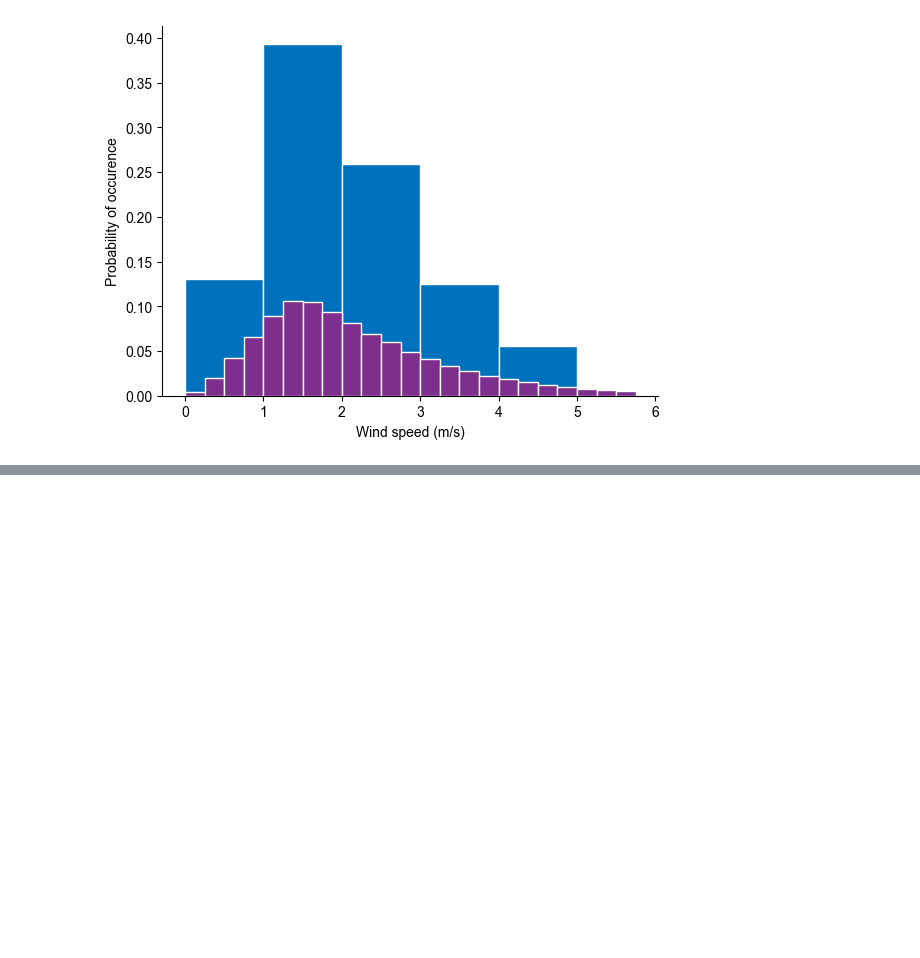
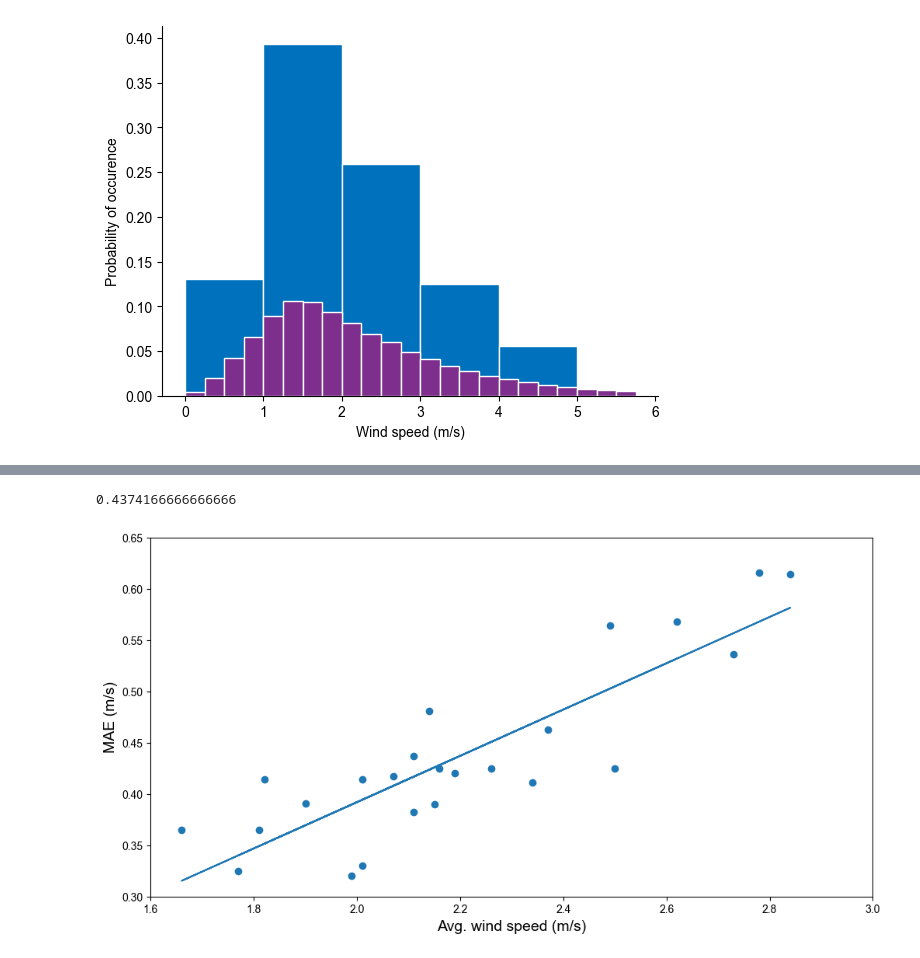
Before and after one commit to djskrovanek/gridraven-analytics, a Jupyter notebook: compareM7_FOA_WXstation.ipynb, the cells around one changed output, grey strips where cells are left out. Cells and saved outputs as stored; diff of their text form; code cells hidden in the pictures; blank space fills up the shorter version.

```diff
--- a/compareM7_FOA_WXstation.ipynb
+++ b/compareM7_FOA_WXstation.ipynb
@@ -262,0 +275,27 @@ Optimal time shift: -120 minutes (MAE=0.618)
+# %%
+MAE_by_month = {
+    'Month-Year': ['Apr 2022', 'May 2022', 'June 2022', 'July 2022', 'Aug 2022', 'Sept 2022', 'Oct 2022', 'Nov 2022', 'Dec 2022', 'Jan 2023', 'Feb 2023', 'Mar 2023', 'Apr 2023', 'May 2023', 'June 2023', 'July 2023', 'Aug 2023', 'Sept 2023', 'Oct 2023', 'Nov 2023', 'Dec 2023', 'Jan 2024', 'Feb 2024', 'Oct 2024'],
+    'MAE': [0.463, 0.425, 0.417, 0.425, 0.365, 0.365, 0.320, 0.330, 0.390, 0.411, 0.568, 0.564, 0.414, 0.437, 0.414, 0.420, 0.391, 0.325, 0.382, 0.425, 0.616, 0.614, 0.536, 0.481],
+    'Avg. wind speed': [2.37, 2.26, 2.07, 2.16, 1.66, 1.81, 1.99, 2.01, 2.15, 2.34, 2.62, 2.49, 2.01, 2.11, 1.82, 2.19, 1.90, 1.77, 2.11, 2.50, 2.78, 2.84, 2.73, 2.14]
+}
+
+coeffs = np.polyfit(MAE_by_month['Avg. wind speed'], MAE_by_month['MAE'], 1)
+trendline = np.poly1d(coeffs)
+avg_MAE_pred = trendline(MAE_by_month['Avg. wind speed'])
+ss_res = np.sum((MAE_by_month['MAE'] - avg_MAE_pred) ** 2)
+ss_tot = np.sum((MAE_by_month['MAE'] - np.mean(MAE_by_month['MAE'])) ** 2)
+r_squared = 1 - (ss_res/ss_tot)
+
+
+plt.rc('font', family='Arial')
+plt.figure(figsize=(12, 6))
+plt.scatter(MAE_by_month['Avg. wind speed'], MAE_by_month['MAE'])
+plt.plot(MAE_by_month['Avg. wind speed'], avg_MAE_pred)
+plt.ylabel('MAE (m/s)', fontsize=14)
+plt.xlabel('Avg. wind speed (m/s)', fontsize=14)
+plt.ylim(0.3, 0.65)
+plt.xlim(1.6, 3)
+plt.show()
+# %% [output]
+0.4374166666666666
+[figure, added]
```
Also changed, not shown: parts of 2 cells of this notebook.
